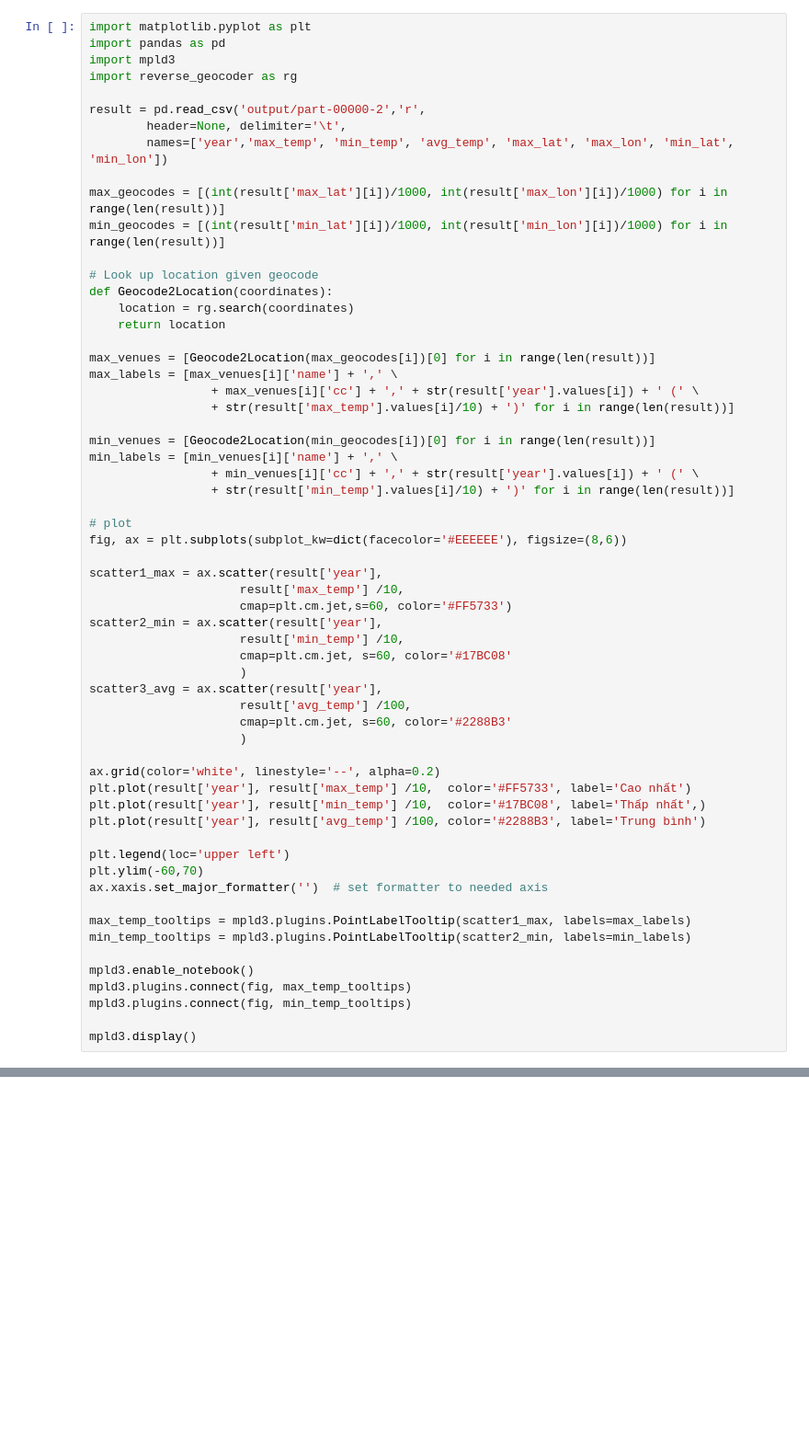
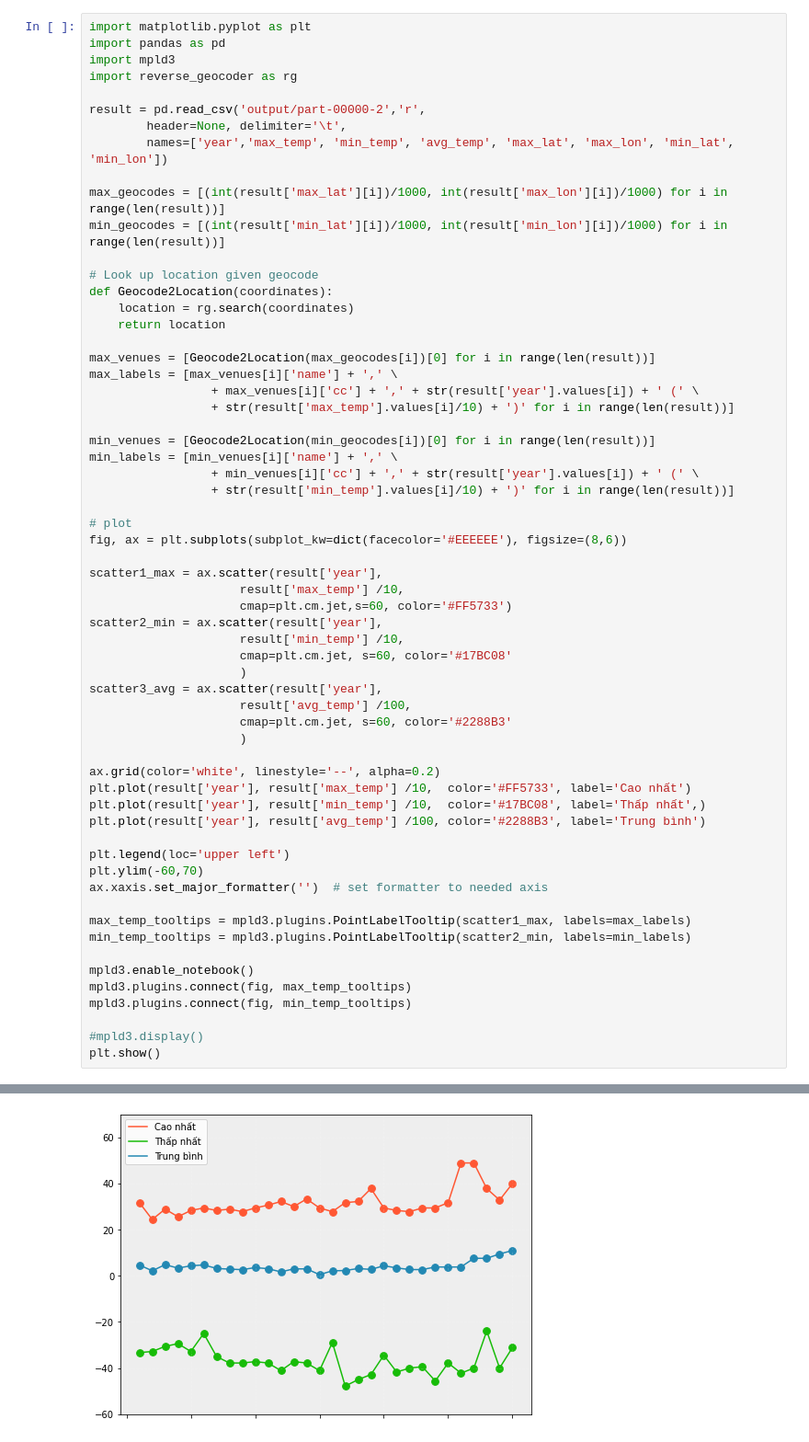
Before and after one commit to nd-hung/Big-Data, a Jupyter notebook: Lab3_NCDC_WeatherData/ncdc_result_visualization_with_tooltips.ipynb, the cells around one changed output, grey strips where cells are left out. Shown at 92% size. Cells and saved outputs as stored; diff of their text form; blank space fills up the shorter version.

```diff
--- a/Lab3_NCDC_WeatherData/ncdc_result_visualization_with_tooltips.ipynb
+++ b/Lab3_NCDC_WeatherData/ncdc_result_visualization_with_tooltips.ipynb
@@ -57,6 +57,7 @@ mpld3.enable_notebook()
 mpld3.plugins.connect(fig, max_temp_tooltips)
 mpld3.plugins.connect(fig, min_temp_tooltips)
 
-mpld3.display()
+#mpld3.display()
+plt.show()
 # %% [output]
 Loading formatted geocoded file...
@@ -63,0 +64 @@ Loading formatted geocoded file...
+[figure, added]
```
Also changed, not shown: parts of 1 cell of this notebook.
